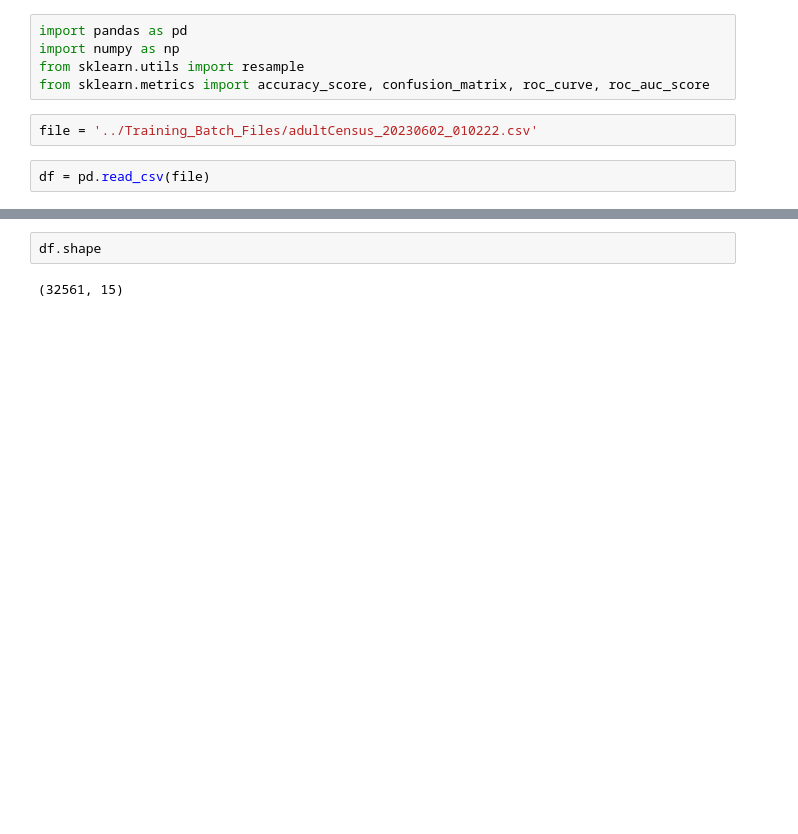
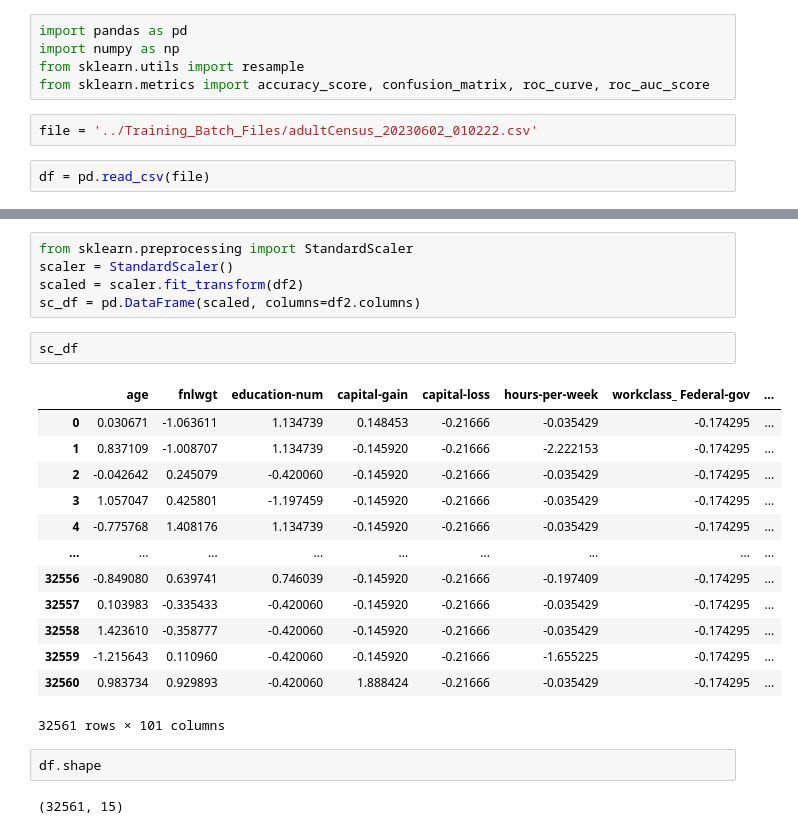
Before and after one commit to shailendra24sahu/Adult-Census-Income-Prediction, a Jupyter notebook: EDA/adult_census.ipynb, the cells around one changed output, grey strips where cells are left out. Cells and saved outputs as stored; diff of their text form; blank space fills up the shorter version.

```diff
--- a/EDA/adult_census.ipynb
+++ b/EDA/adult_census.ipynb
@@ -19,3 +100,24 @@ df.head()
+# %%
+from sklearn.preprocessing import StandardScaler
+scaler = StandardScaler()
+scaled = scaler.fit_transform(df2)
+sc_df = pd.DataFrame(scaled, columns=df2.columns)
+# %%
+sc_df
+# %% [output]
+|  | age | fnlwgt | education-num | capital-gain | capital-loss | hours-per-week | workclass_ Federal-gov | ... |
+| 0 | 0.030671 | -1.063611 | 1.134739 | 0.148453 | -0.21666 | -0.035429 | -0.174295 | ... |
+| 1 | 0.837109 | -1.008707 | 1.134739 | -0.145920 | -0.21666 | -2.222153 | -0.174295 | ... |
+| 2 | -0.042642 | 0.245079 | -0.420060 | -0.145920 | -0.21666 | -0.035429 | -0.174295 | ... |
+| 3 | 1.057047 | 0.425801 | -1.197459 | -0.145920 | -0.21666 | -0.035429 | -0.174295 | ... |
+| 4 | -0.775768 | 1.408176 | 1.134739 | -0.145920 | -0.21666 | -0.035429 | -0.174295 | ... |
+| ... | ... | ... | ... | ... | ... | ... | ... | ... |
+| 32556 | -0.849080 | 0.639741 | 0.746039 | -0.145920 | -0.21666 | -0.197409 | -0.174295 | ... |
+| 32557 | 0.103983 | -0.335433 | -0.420060 | -0.145920 | -0.21666 | -0.035429 | -0.174295 | ... |
+| 32558 | 1.423610 | -0.358777 | -0.420060 | -0.145920 | -0.21666 | -0.035429 | -0.174295 | ... |
+| 32559 | -1.215643 | 0.110960 | -0.420060 | -0.145920 | -0.21666 | -1.655225 | -0.174295 | ... |
+| 32560 | 0.983734 | 0.929893 | -0.420060 | 1.888424 | -0.21666 | -0.035429 | -0.174295 | ... |
+32561 rows × 101 columns
 # %%
 df.shape
 # %% [output]
```
Also changed, not shown: parts of 8 cells of this notebook, 17 other files.
